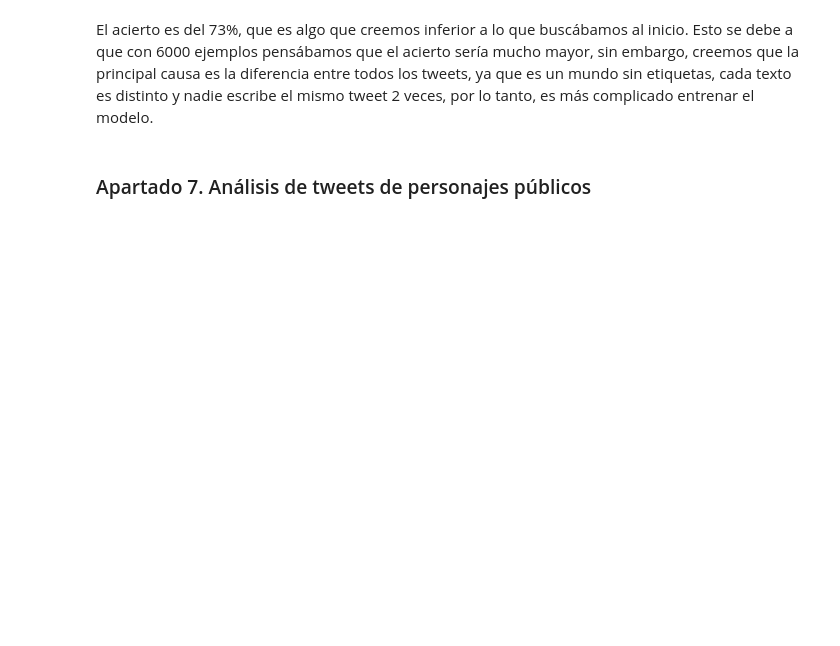
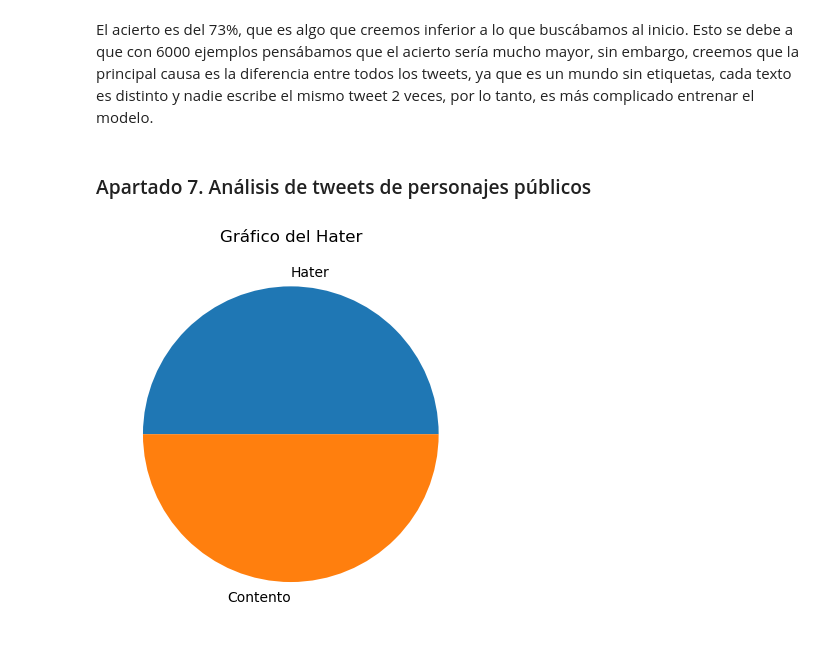
Before and after one commit to Alejandrocg024/analisis-sentimientos-ia, a Jupyter notebook: Proyecto.ipynb, the cells around one changed output. Saved outputs shown, nothing was run; the diff lists cells and outputs as text; code cells hidden in the pictures; blank space fills up the shorter version.

```diff
--- a/Proyecto.ipynb
+++ b/Proyecto.ipynb
@@ -445,3 +448,10 @@ clasif_CART.score(atributo_prueba, objetivo_prueba)
 El acierto es del 73%, que es algo que creemos inferior a lo que buscábamos al inicio. Esto se debe a que con 6000 ejemplos pensábamos que el acierto sería mucho mayor, sin embargo, creemos que la principal causa es la diferencia entre todos los tweets, ya que es un mundo sin etiquetas, cada texto es distinto y nadie escribe el mismo tweet 2 veces, por lo tanto, es más complicado entrenar el modelo.
 # %% [markdown]
 ### Apartado 7. Análisis de tweets de personajes públicos
+# %%
+mensajes_negativos = pandas.DataFrame([['im really sick fever'],
+                                    ['im happy family friends']], columns=['texto_limpio'])
+mensajes_negativos_limpios = []
+for mensaje in mensajes_negativos.values:
+    mensajes_negativos_limpios.append(limpiar_texto(mensaje[0]))
+mensajes_negativos_limpios1 = pandas.DataFrame(mensajes_negativos_limpios,columns=['texto_limpio'])
@@ -447,0 +465,3 @@ El acierto es del 73%, que es algo que creemos inferior a lo que buscábamos al
+# %%
+predicciones_negativas = clasif_CART.predict(codificador_atributo.transform(mensajes_negativos_limpios1['texto_limpio']))
+array_negativo = codificador_objetivo.inverse_transform(predicciones_negativas)
@@ -447,0 +471,13 @@ El acierto es del 73%, que es algo que creemos inferior a lo que buscábamos al
+# %%
+diccionario_negativos = dict(Counter(array_negativo))
+diccionario_positivos = dict(Counter(array_positivo))
+claves_negativas = list(diccionario_negativos.keys())
+claves_positivas = list(diccionario_positivos.keys())
+valores_negativos = list(diccionario_negativos.values())
+valores_positivos = list(diccionario_positivos.values())
+# %%
+pyplot.pie(valores_negativos, labels=claves_negativas)
+pyplot.title('Gráfico del Hater')
+pyplot.show()
+# %% [output]
+[figure, added]
```
Also changed, not shown: parts of 6 cells of this notebook.
